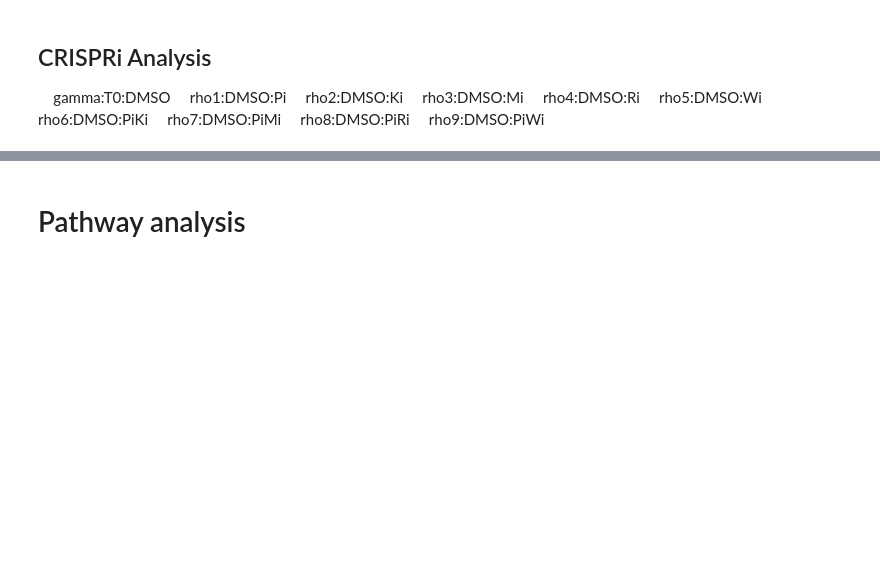
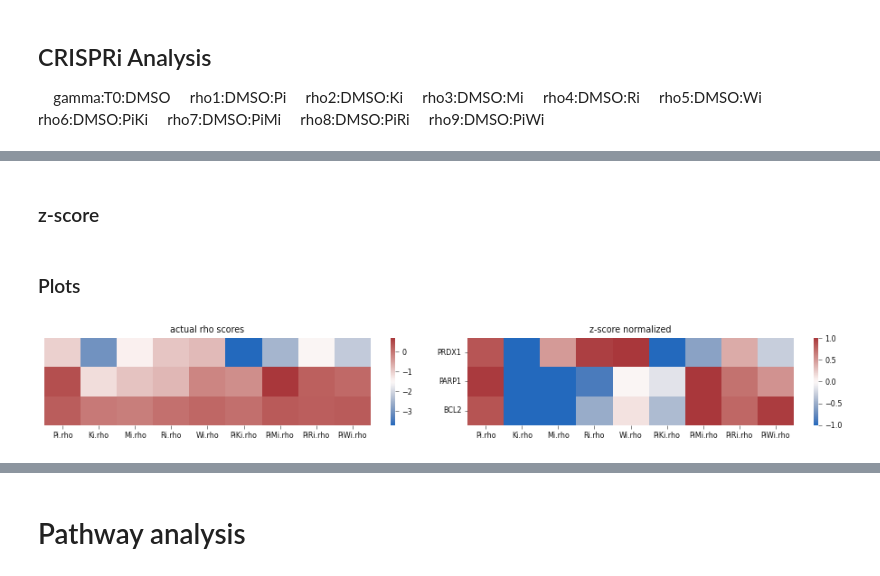
Before and after one commit to abearab/DDRi-screens, a Jupyter notebook: integrate-screens.ipynb, the cells around one changed output, grey strips where cells are left out. Saved outputs shown, nothing was run; the diff lists cells and outputs as text; code cells hidden in the pictures; blank space fills up the shorter version.

Commit message:
UpSetPlot and Z-Score

```diff
--- a/integrate-screens.ipynb
+++ b/integrate-screens.ipynb
@@ -106,0 +80,59 @@ sns.heatmap
+# %% [markdown]
+### z-score
+# %%
+Ci_df = pd.concat([Ci_data[drug]['rho'] for drug in Ci_data.keys()],axis=1).filter(regex='rho$', axis=1)
+
+Ci_df_norm = stats.zscore(Ci_df,axis=1,ddof=1)
+
+Ca_df = pd.concat([Ci_data[drug]['rho'] for drug in Ci_data.keys()],axis=1).filter(regex='rho$', axis=1)
+
+Ca_df_norm = stats.zscore(Ci_df,axis=1,ddof=1)
+# %% [markdown]
+### Plots
+# %%
+# plot
+!mkdir -p figures
+
+f,(ax1,ax2) = plt.subplots(1,2, gridspec_kw={'width_ratios':[0.1,0.1]}, figsize=(13,2))
+
+ax1.get_shared_y_axes().join(ax1,ax2)
+
+g1 = sns.heatmap(
+    Ci_df.loc[['PRDX1','PARP1','BCL2',],:],
+#     annot=True,
+#     vmin=-1, vmax=1,
+    cmap="vlag",
+    ax=ax1
+)
+
+g1.set_ylabel('')
+g1.set_xlabel('')
+g1.set_title('actual rho scores')
+g1.set_yticks([])
+
+g2 = sns.heatmap(
+    Ci_df_norm.loc[['PRDX1','PARP1','BCL2',],:],
+#     annot=True,
+    vmin=-1, vmax=1,
+    cmap="vlag",
+#     cbar=False,
+    ax=ax2
+)
+
+g2.set_ylabel('')
+g2.set_title('z-score normalized')
+g2.set_xlabel('')
+
+# may be needed to rotate the ticklabels correctly:
+for ax in [g1,g2]:
+    tl = ax.get_xticklabels()
+    ax.set_xticklabels(tl, rotation=0)
+    tly = ax.get_yticklabels()
+    ax.set_yticklabels(tly, rotation=0)
+
+
+f.tight_layout()
+plt.savefig('figures/rho_zscore_heatmap.pdf')
+plt.show()
+# %% [output]
+[figure, added]
```
Also changed, not shown: parts of 13 cells of this notebook, 3 other files.
